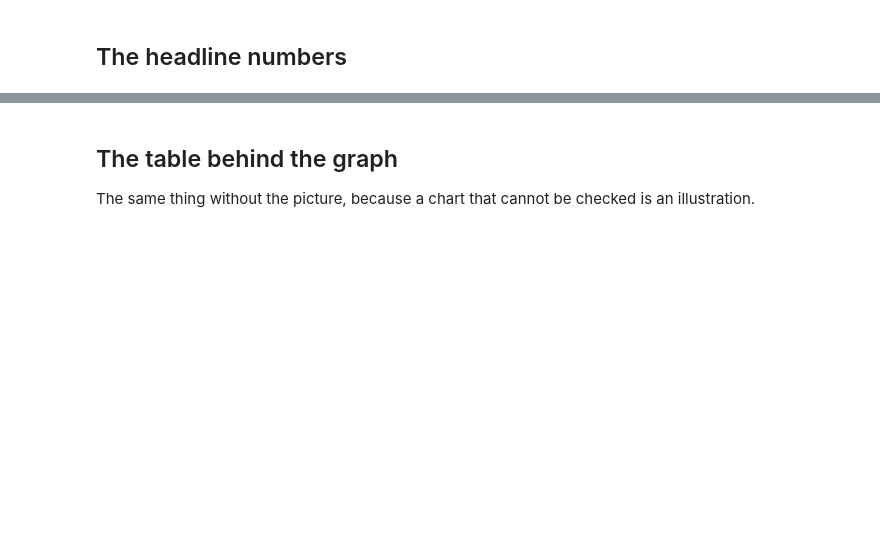
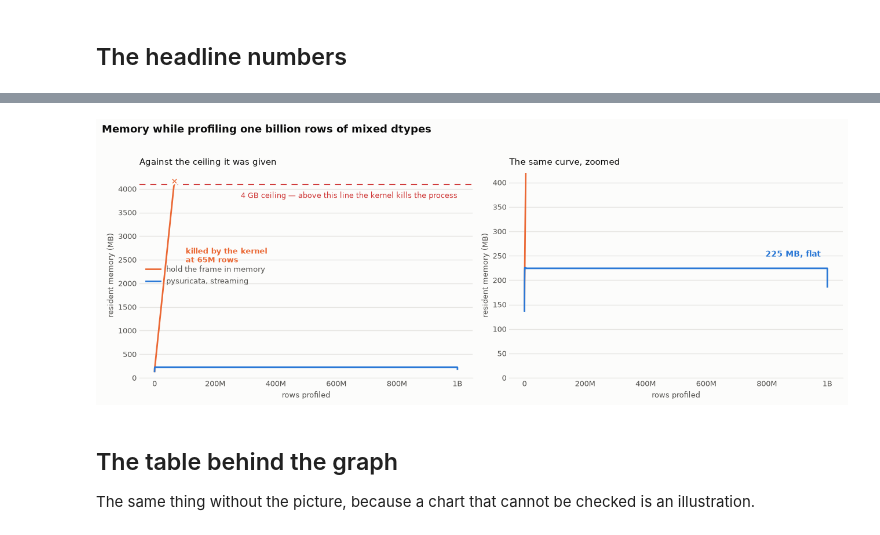
Before and after one commit to alvarodiez20/pysuricata, a Jupyter notebook: examples/billion_rows.ipynb, the cells around one changed output, grey strips where cells are left out. Cells and saved outputs as stored; diff of their text form; code cells hidden in the pictures; blank space fills up the shorter version.

```diff
--- a/examples/billion_rows.ipynb
+++ b/examples/billion_rows.ipynb
@@ -154,6 +199,11 @@ def draw(ax, ylim, title, annotate_ceiling):
         x, y = loaded["rows"].iloc[-1], loaded["rss_mb"].iloc[-1]
         ax.plot([x], [y], marker="X", markersize=9, color=P["s2"],
                 markeredgecolor=P["surface"], markeredgewidth=2, zorder=5)
+        if annotate_ceiling:
+            ax.annotate(f"killed by the kernel\nat {x / 1e6:,.0f}M rows",
+                        xy=(x, y), xytext=(14, -82), textcoords="offset points",
+                        ha="left", va="top", color=P["s2"], fontsize=9,
+                        fontweight="bold")
 
     ax.plot(stream["rows"], stream["rss_mb"], color=P["s1"], linewidth=2,
             zorder=4, label="pysuricata, streaming")
@@ -173,33 +223,35 @@ def draw(ax, ylim, title, annotate_ceiling):
 
 fig, axes = plt.subplots(1, 2, figsize=(13, 4.8), facecolor=P["surface"])
 draw(axes[0], 4096 * 1.06, "Against the ceiling it was given", annotate_ceiling=True)
 draw(axes[1], max(420, stream["rss_mb"].max() * 1.6),
      "The same curve, zoomed", annotate_ceiling=False)
 
 # Direct labels as well as the legend: identity is never colour alone.
 peak = stream["rss_mb"].max()
 axes[1].annotate(f"{peak:,.0f} MB, flat", xy=(stream["rows"].max(), peak),
                  xytext=(-8, 14), textcoords="offset points", ha="right",
                  color=P["s1"], fontsize=10, fontweight="bold")
 
 # A legend only once there are two series to tell apart. One series is named
 # by the title, and a one-row legend box is noise.
 if loaded is not None:
     axes[0].legend(frameon=False, loc="center left", fontsize=9,
                    labelcolor=P["ink2"])
 else:
     axes[0].annotate("pysuricata, streaming",
                      xy=(stream["rows"].max(), stream["rss_mb"].iloc[-1]),
                      xytext=(-4, 26), textcoords="offset points", ha="right",
                      color=P["s1"], fontsize=9)
 
 fig.suptitle("Memory while profiling one billion rows of mixed dtypes",
              color=P["ink"], fontsize=13, x=0.005, ha="left", y=1.02,
              fontweight="bold")
 fig.tight_layout()
 fig.savefig(RESULTS / "billion-memory.png", dpi=160,
             facecolor=P["surface"], bbox_inches="tight")
 plt.show()
+# %% [output]
+[figure, added]
 # %% [markdown]
 ## The table behind the graph
 
```
Also changed, not shown: parts of 10 cells of this notebook, 10 other files.
